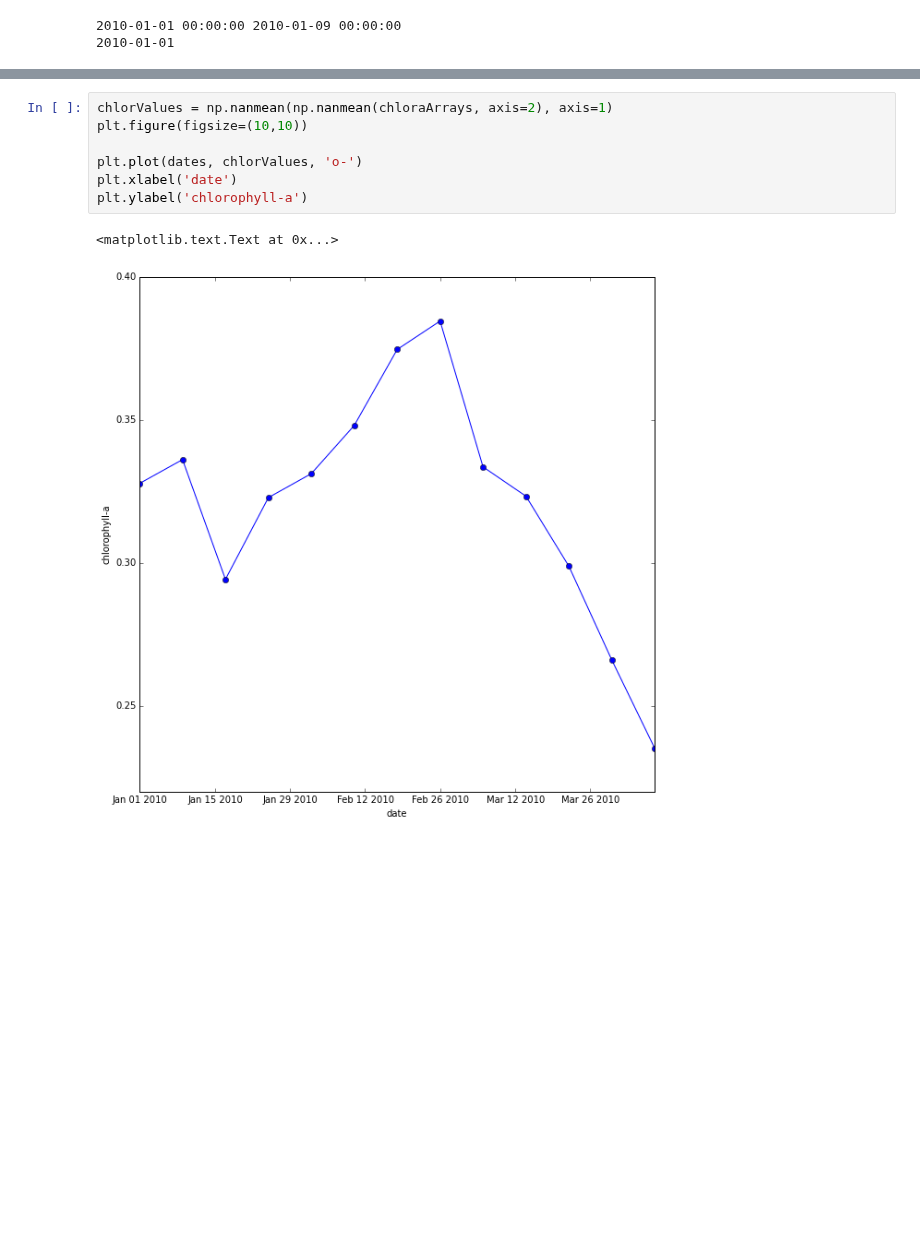
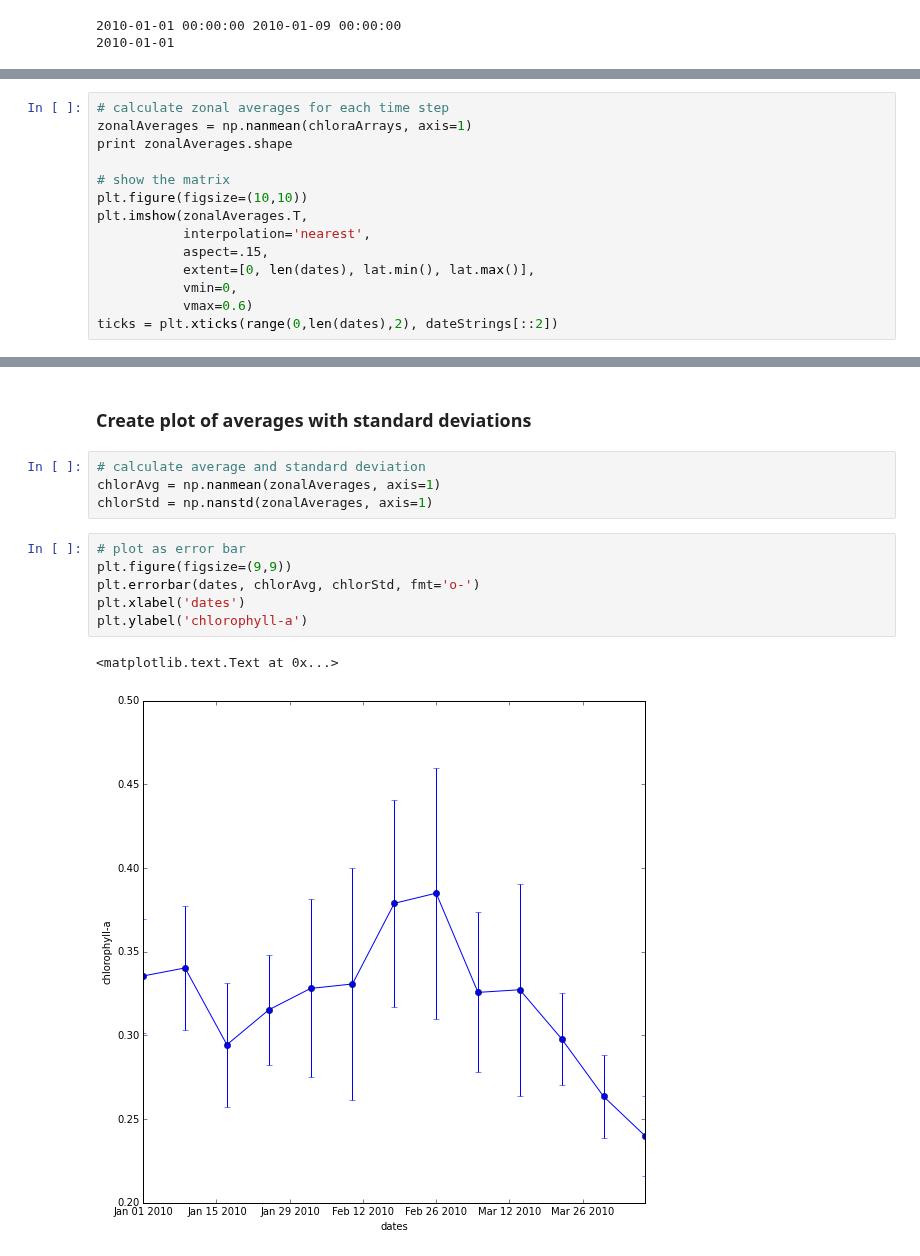
Before and after one commit to nansencenter/nansat-lectures, a Jupyter notebook: notebooks/12b Nansat Use Case 04.ipynb, the cells around one changed output, grey strips where cells are left out. Saved outputs shown, nothing was run; the diff lists cells and outputs as text; blank space fills up the shorter version.

```diff
--- a/notebooks/12b Nansat Use Case 04.ipynb
+++ b/notebooks/12b Nansat Use Case 04.ipynb
@@ -137,0 +176,14 @@ print chloraArrays.shape
+# %%
+# calculate zonal averages for each time step
+zonalAverages = np.nanmean(chloraArrays, axis=1)
+print zonalAverages.shape
+
+# show the matrix
+plt.figure(figsize=(10,10))
+plt.imshow(zonalAverages.T,
+           interpolation='nearest',
+           aspect=.15,
+           extent=[0, len(dates), lat.min(), lat.max()],
+           vmin=0,
+           vmax=0.6)
+ticks = plt.xticks(range(0,len(dates),2), dateStrings[::2])
@@ -138,10 +193,15 @@ print chloraArrays.shape
+# %% [markdown]
+### Create plot of averages with standard deviations
+# %%
+# calculate average and standard deviation
+chlorAvg = np.nanmean(zonalAverages, axis=1)
+chlorStd = np.nanstd(zonalAverages, axis=1)
 # %%
-chlorValues = np.nanmean(np.nanmean(chloraArrays, axis=2), axis=1)
-plt.figure(figsize=(10,10))
-
-plt.plot(dates, chlorValues, 'o-')
-plt.xlabel('date')
+# plot as error bar
+plt.figure(figsize=(9,9))
+plt.errorbar(dates, chlorAvg, chlorStd, fmt='o-')
+plt.xlabel('dates')
 plt.ylabel('chlorophyll-a')
 # %% [output]
 <matplotlib.text.Text at 0x...>
-[figure, old version]
+[figure, new version]
```
Also changed, not shown: parts of 15 cells of this notebook.
